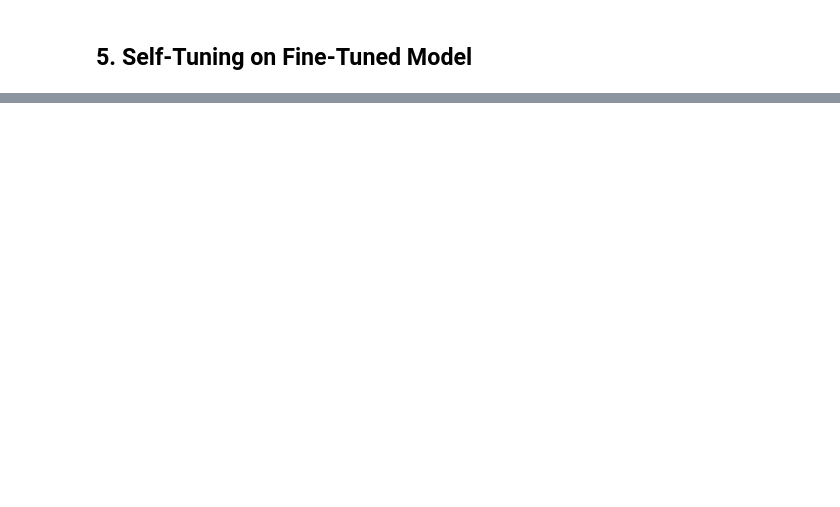
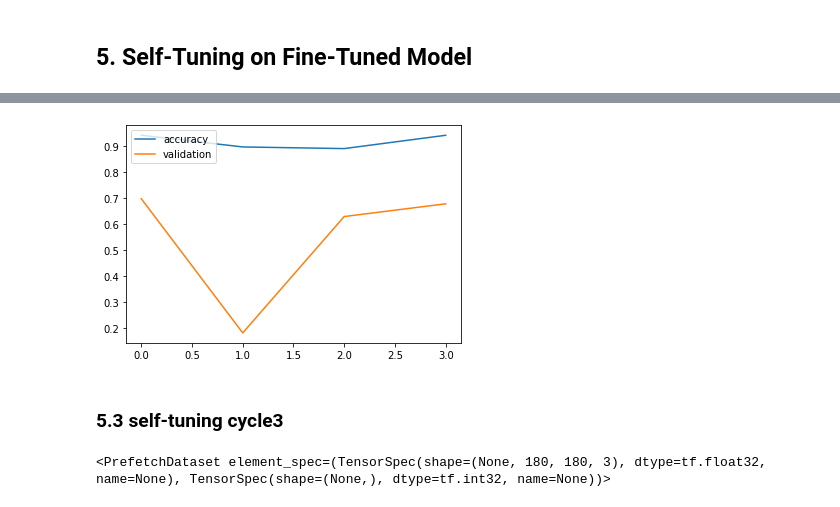
Before and after one commit to 1team1768/1team, a Jupyter notebook: Face Shape classification Model using Self-tuning on fine-tuned networks.ipynb, the cells around one changed output, grey strips where cells are left out. Saved outputs shown, nothing was run; the diff lists cells and outputs as text; code cells hidden in the pictures; blank space fills up the shorter version.

Commit message:
self-tuning

```diff
--- a/Face Shape classification Model using Self-tuning on fine-tuned networks.ipynb
+++ b/Face Shape classification Model using Self-tuning on fine-tuned networks.ipynb
@@ -260,0 +439,3 @@ plt.show()
+# %%
+pseudo_dataset2 = pseudo_pro(pseudo_data, s_cycle2)
+pseudo_dataset2
@@ -260,0 +444,4 @@ plt.show()
+# %%
+combined_dataset = train_ds.concatenate(pseudo_dataset2).shuffle(10000)
+# %%
+student_model1 = tf.keras.models.load_model('/content/drive/MyDrive/Faceshape_project/fine_mode7296.h5')
@@ -260,0 +468,2 @@ plt.show()
+# %%
+student_history2 = student_model1.fit(combined_dataset,validation_data=val_ds, epochs=4)
@@ -260,0 +479,11 @@ plt.show()
+# %%
+import matplotlib.pyplot as plt
+
+plt.plot(student_history2.history['accuracy'])
+plt.plot(student_history2.history['val_accuracy'])
+plt.legend(['accuracy', 'validation'], loc = 'upper left')
+plt.show()
+# %% [output]
+[figure, added]
+# %% [markdown]
+### 5.3 self-tuning cycle3
@@ -260,0 +492,5 @@ plt.show()
+# %%
+pseudo_dataset3 = pseudo_pro(pseudo_data, s_cycle3)
+pseudo_dataset3
+# %% [output]
+<PrefetchDataset element_spec=(TensorSpec(shape=(None, 180, 180, 3), dtype=tf.float32, name=None), TensorSpec(shape=(None,), dtype=tf.int32, name=None))>
```
Also changed, not shown: parts of 63 cells of this notebook.
